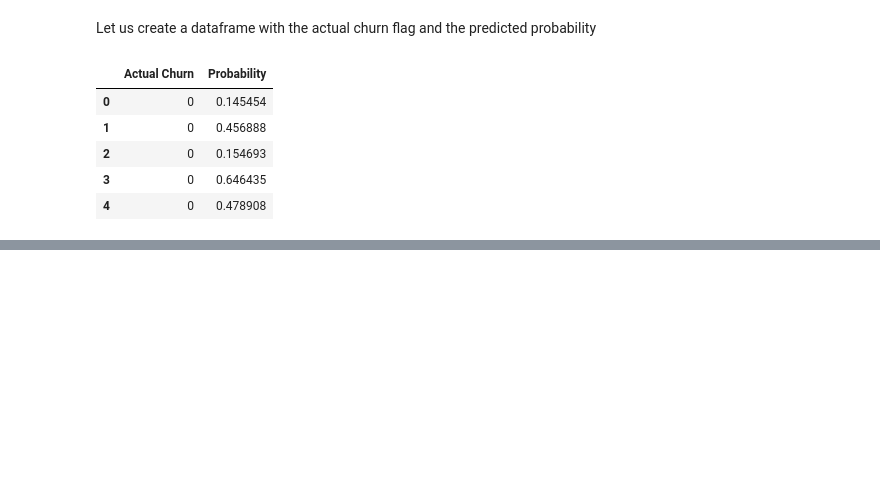
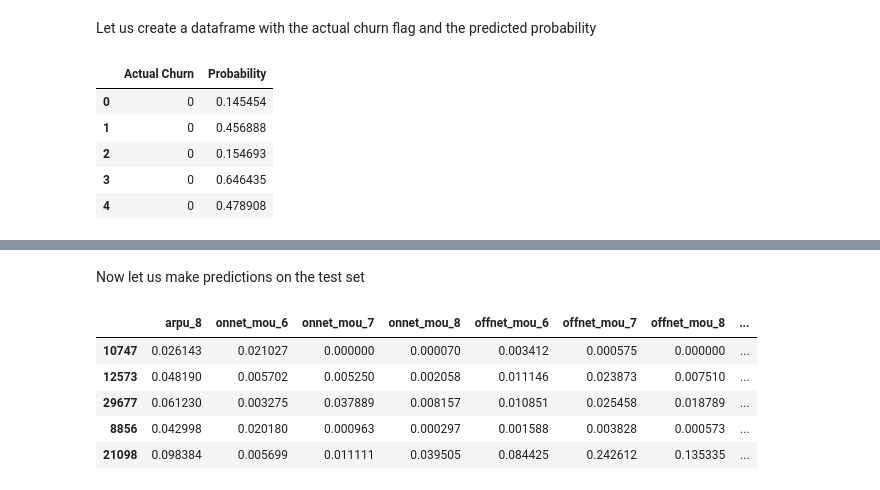
Before and after one commit to junaidalamgithub/telecom-churn-case-study, a Jupyter notebook: Case_Study_Telecom_Churn_Junaid_And_Nupur.ipynb, the cells around one changed output, grey strips where cells are left out. Saved outputs shown, nothing was run; the diff lists cells and outputs as text; code cells hidden in the pictures; blank space fills up the shorter version.

```diff
--- a/Case_Study_Telecom_Churn_Junaid_And_Nupur.ipynb
+++ b/Case_Study_Telecom_Churn_Junaid_And_Nupur.ipynb
@@ -1695,0 +1658,13 @@ plt.show()
+# %% [markdown]
+Now let us make predictions on the test set
+# %%
+# Apply scaling on the test data
+X_test[num_col] = scaler.transform(X_test[num_col])
+X_test.head()
+# %% [output]
+|  | arpu_8 | onnet_mou_6 | onnet_mou_7 | onnet_mou_8 | offnet_mou_6 | offnet_mou_7 | offnet_mou_8 | ... |
+| 10747 | 0.026143 | 0.021027 | 0.000000 | 0.000070 | 0.003412 | 0.000575 | 0.000000 | ... |
+| 12573 | 0.048190 | 0.005702 | 0.005250 | 0.002058 | 0.011146 | 0.023873 | 0.007510 | ... |
+| 29677 | 0.061230 | 0.003275 | 0.037889 | 0.008157 | 0.010851 | 0.025458 | 0.018789 | ... |
+| 8856 | 0.042998 | 0.020180 | 0.000963 | 0.000297 | 0.001588 | 0.003828 | 0.000573 | ... |
+| 21098 | 0.098384 | 0.005699 | 0.011111 | 0.039505 | 0.084425 | 0.242612 | 0.135335 | ... |
```
Also changed, not shown: parts of 138 cells of this notebook.
